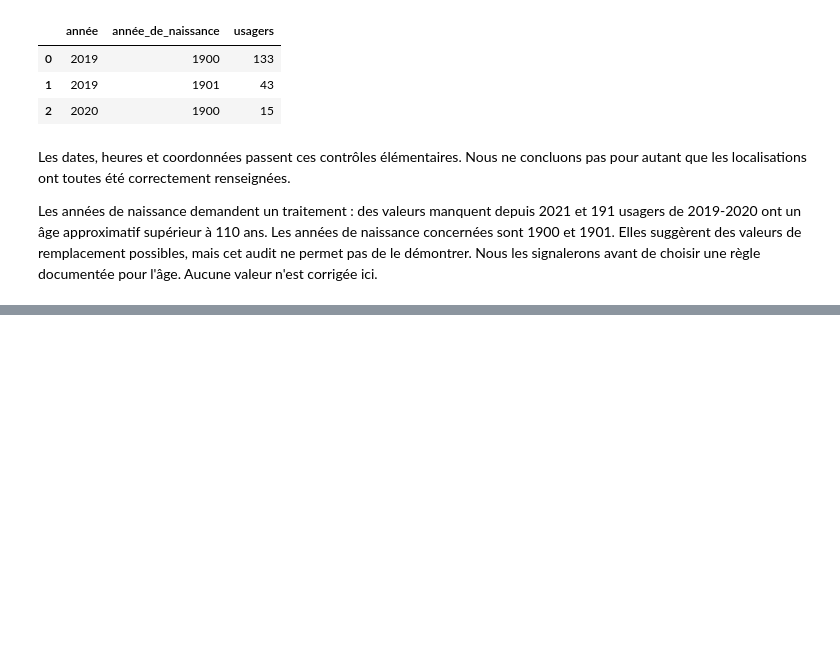
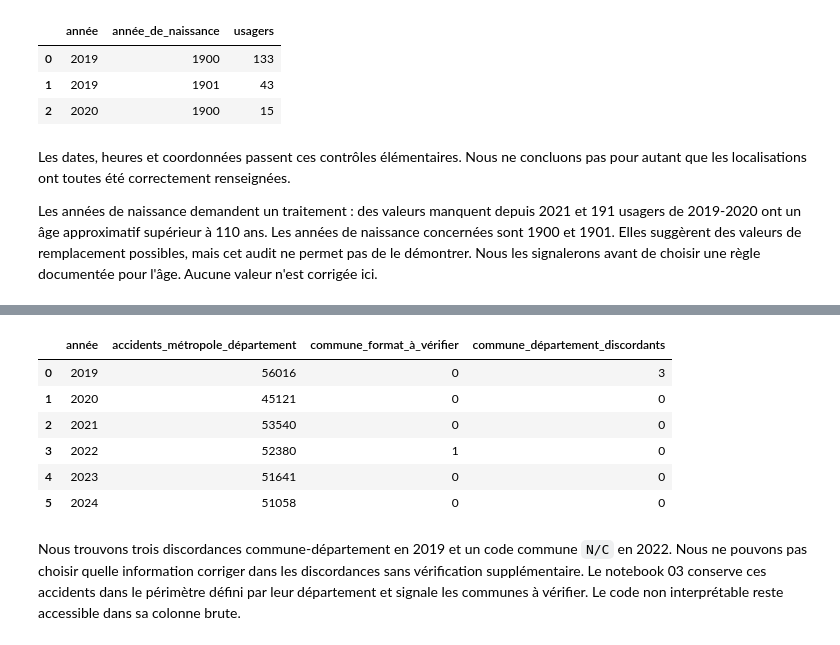
Before and after one commit to birane-m/road-accident-severity-analysis, a Jupyter notebook: notebooks/02_schema_consistency_2019_2024.ipynb, the cells around one changed output, grey strips where cells are left out. Cells and saved outputs as stored; diff of their text form; code cells hidden in the pictures; blank space fills up the shorter version.

```diff
--- a/notebooks/02_schema_consistency_2019_2024.ipynb
+++ b/notebooks/02_schema_consistency_2019_2024.ipynb
@@ -505,7 +512,7 @@ DOCUMENTED_CODES = {
 
 def canonical_codes(series):
     """Comparer 1, 1.0 et '1' sans perdre les modalités alphabétiques."""
-    return (series.astype("string").str.strip().replace("", pd.NA)
+    return (series.astype("string").str.strip().replace({"": pd.NA, ".": pd.NA})
             .str.replace(r"^(-?\d+)\.0+$", r"\1", regex=True))
 
 unexpected_rows, completeness_rows = [], []
@@ -718,3 +732,35 @@ choisir une règle documentée pour l'âge. Aucune valeur n'est corrigée ici.
+# %%
+geo_rows = []
+METRO_CODES_AUDIT = {f"{i:02d}" for i in range(1, 96) if i != 20} | {"2A", "2B"}
+for year, tables in audit_tables.items():
+    carac = tables["caracteristiques"]
+    dep = carac["dep"].str.upper().str.zfill(2)
+    com = carac["com"].str.upper()
+    metro = dep.isin(METRO_CODES_AUDIT)
+    format_ok = com.str.fullmatch(r"(?:[0-9]{5}|2[AB][0-9]{3})", na=False)
+    prefix_ok = com.str[:2].eq(dep).fillna(False)
+    geo_rows.append({
+        "année": year,
+        "accidents_métropole_département": int(metro.sum()),
+        "commune_format_à_vérifier": int((metro & ~format_ok).sum()),
+        "commune_département_discordants": int((metro & format_ok & ~prefix_ok).sum()),
+    })
+geo_report = pd.DataFrame(geo_rows)
+display(geo_report)
+# %% [output]
+|  | année | accidents_métropole_département | commune_format_à_vérifier | commune_département_discordants |
+| 0 | 2019 | 56016 | 0 | 3 |
+| 1 | 2020 | 45121 | 0 | 0 |
+| 2 | 2021 | 53540 | 0 | 0 |
+| 3 | 2022 | 52380 | 1 | 0 |
+| 4 | 2023 | 51641 | 0 | 0 |
+| 5 | 2024 | 51058 | 0 | 0 |
+# %% [markdown]
+Nous trouvons trois discordances commune-département en 2019 et un code commune `N/C`
+en 2022. Nous ne pouvons pas choisir quelle information corriger dans les discordances
+sans vérification supplémentaire. Le notebook 03 conserve ces accidents dans le périmètre
+défini par leur département et signale les communes à vérifier. Le code non interprétable
+reste accessible dans sa colonne brute.
 # %% [markdown]
 ## 5. Bilan et préparation du notebook 3
 
```
Also changed, not shown: parts of 3 cells of this notebook, 2 other files.
